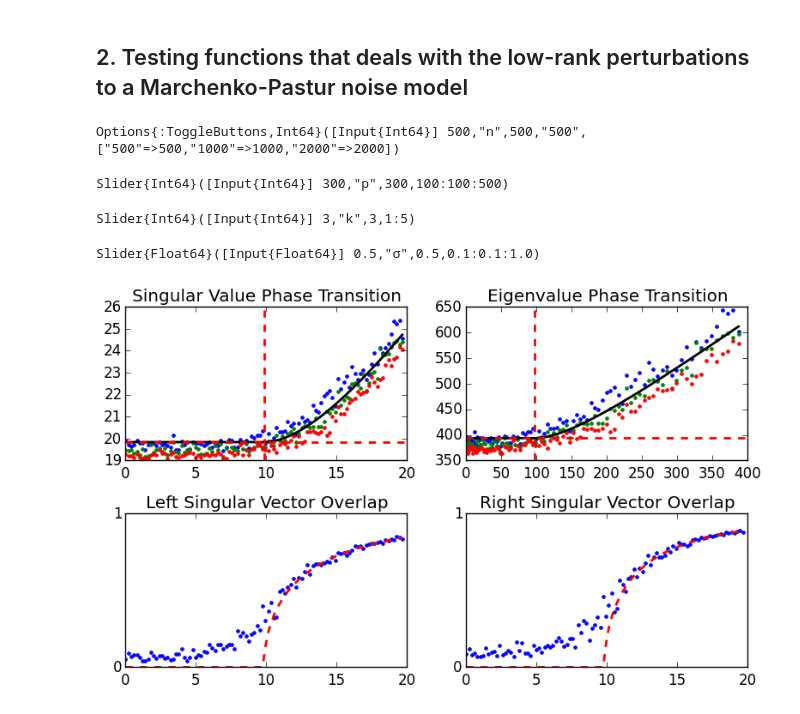
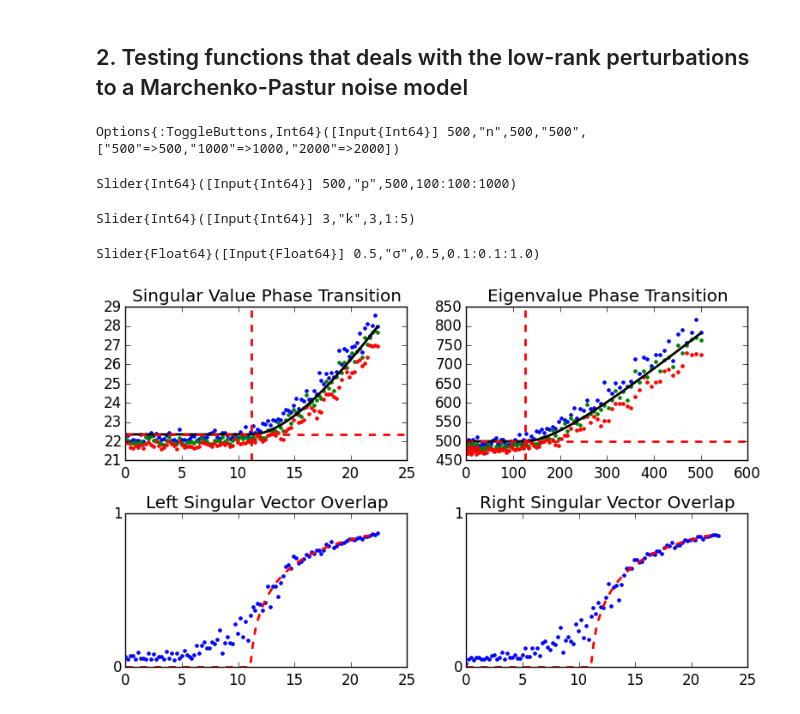
Before and after one commit to ganguli-lab/single-trial, a Jupyter notebook: notebooks/Test - Marchenko-Pastur Noise Model.ipynb, the cells around one changed output. Drawn from its saved outputs; the diff is of its cells as text; code cells hidden in the pictures.

```diff
--- a/notebooks/Test - Marchenko-Pastur Noise Model.ipynb
+++ b/notebooks/Test - Marchenko-Pastur Noise Model.ipynb
@@ -66,10 +66,10 @@ npt = 100
 
 cca(U, V) = sum(svd(U' * V)[2]) / size(U, 2)
 
-@manipulate for n in [500, 1000, 2000], p = 100:100:500, k = 1:5, σ in 0.1:0.1:1
+@manipulate for n in [500, 1000, 2000], p = 100:100:1000, k = 1:5, σ in 0.1:0.1:1
     m = MPModel(n, p, σ)
 
-    sthresh = sv_sigthresh(m)
+    sthresh = sv_infloor(m)
     sv_out = zeros(npt, k)
     ev_out = zeros(npt, k)
     sv_in = linspace(0, sthresh * 2, npt)
@@ -89,32 +89,32 @@ cca(U, V) = sum(svd(U' * V)[2]) / size(U, 2)
     left_theory, right_theory = map(x -> x[1], tmp), map(x -> x[2], tmp)
 
     withfig(g) do
         subplot(221)
         plot(sv_in, sv_out, ".")
         plot(sv_in, sv_out_theory, "k-", linewidth=2)
         axvline(sthresh, color="r", linestyle="--", linewidth=2)
         axhline(sv_xfer(m, sthresh), color="r", linestyle="--", linewidth=2)
         title("Singular Value Phase Transition")
         subplot(222)
         plot(sv_in.^2, ev_out, ".")
         plot(sv_in.^2, ev_out_theory, "k-", linewidth=2)
         axvline(sthresh^2, color="r", linestyle="--", linewidth=2)
         axhline(sv_xfer(m, sthresh)^2, color="r", linestyle="--", linewidth=2)
         title("Eigenvalue Phase Transition")
         subplot(223)
         plot(sv_in, left, ".")
         plot(sv_in, left_theory, "r--", linewidth=2)
         yticks([0, 1]); title("Left Singular Vector Overlap")
         subplot(224)
         plot(sv_in, right, ".")
         plot(sv_in, right_theory, "r--", linewidth=2)
         yticks([0, 1]); title("Right Singular Vector Overlap")
         tight_layout()
     end
 end
 # %% [output]
 Options{:ToggleButtons,Int64}([Input{Int64}] 500,"n",500,"500",["500"=>500,"1000"=>1000,"2000"=>2000])
-Slider{Int64}([Input{Int64}] 300,"p",300,100:100:500)
+Slider{Int64}([Input{Int64}] 500,"p",500,100:100:1000)
 Slider{Int64}([Input{Int64}] 3,"k",3,1:5)
 Slider{Float64}([Input{Float64}] 0.5,"σ",0.5,0.1:0.1:1.0)
-[figure, old version]
+[figure, new version]
```
Also changed, not shown: 2 other files.
